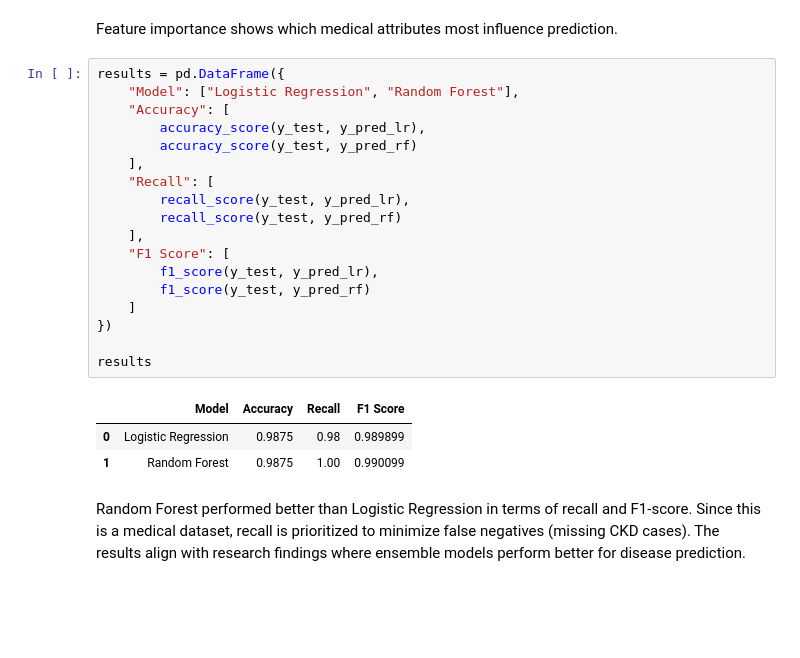
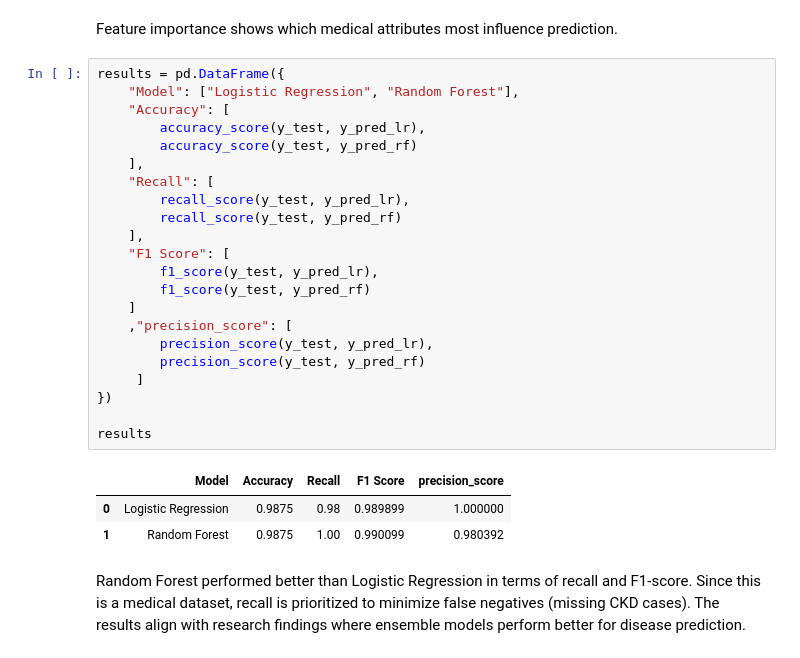
Before and after one commit to KavyaSharma112/AI-Based-Medical-Test-Triage, a Jupyter notebook: models/kidney_model.ipynb, the cells around one changed output. Cells and saved outputs as stored; diff of their text form; blank space fills up the shorter version.

Commit message:
Update kidney model notebook

```diff
--- a/models/kidney_model.ipynb
+++ b/models/kidney_model.ipynb
@@ -265,25 +265,29 @@ Feature importance shows which medical attributes most influence prediction.
 # %%
 results = pd.DataFrame({
     "Model": ["Logistic Regression", "Random Forest"],
     "Accuracy": [
         accuracy_score(y_test, y_pred_lr),
         accuracy_score(y_test, y_pred_rf)
     ],
     "Recall": [
         recall_score(y_test, y_pred_lr),
         recall_score(y_test, y_pred_rf)
     ],
     "F1 Score": [
         f1_score(y_test, y_pred_lr),
         f1_score(y_test, y_pred_rf)
     ]
+    ,"precision_score": [
+        precision_score(y_test, y_pred_lr),
+        precision_score(y_test, y_pred_rf)
+     ]
 })
 
 results
 # %% [output]
-|  | Model | Accuracy | Recall | F1 Score |
-| 0 | Logistic Regression | 0.9875 | 0.98 | 0.989899 |
-| 1 | Random Forest | 0.9875 | 1.00 | 0.990099 |
+|  | Model | Accuracy | Recall | F1 Score | precision_score |
+| 0 | Logistic Regression | 0.9875 | 0.98 | 0.989899 | 1.000000 |
+| 1 | Random Forest | 0.9875 | 1.00 | 0.990099 | 0.980392 |
 # %% [markdown]
 Random Forest performed better than Logistic Regression in terms of recall and F1-score.
 Since this is a medical dataset, recall is prioritized to minimize false negatives (missing CKD cases).
```
